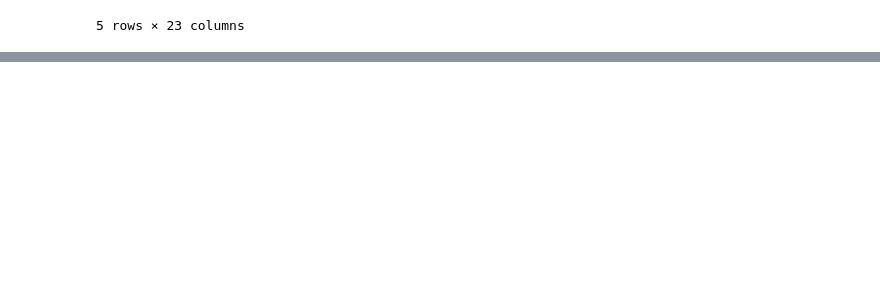
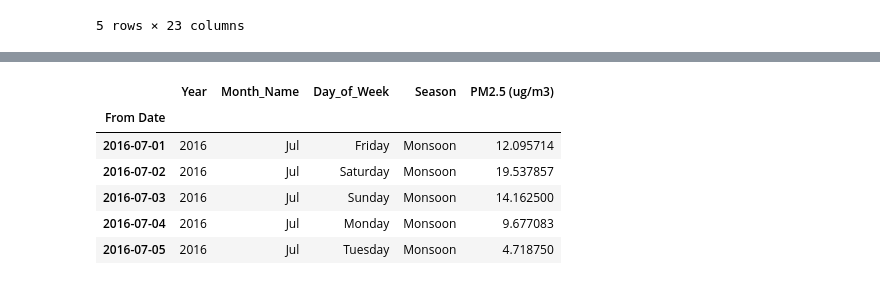
Before and after one commit to aswanth-mc/air_quality_data_analysis_2010-2023, a Jupyter notebook: 01_cleaning_eda.ipynb, the cells around one changed output, grey strips where cells are left out. Saved outputs shown, nothing was run; the diff lists cells and outputs as text; code cells hidden in the pictures; blank space fills up the shorter version.

Commit message:
feat : clean the data set and create a new cleaned data set

```diff
--- a/01_cleaning_eda.ipynb
+++ b/01_cleaning_eda.ipynb
@@ -12,0 +53,7 @@ df.head()
+# %%
+# Exclude VWS (m/s) since downward vertical wind speed is naturally negative
+cols_without_vws = [col for col in df.columns if col != 'VWS (m/s)']
+df[cols_without_vws] = df[cols_without_vws].where(df[cols_without_vws] >= 0)
+# %%
+# 4. Fill small hourly sensor gaps (up to 6 hours)
+df_clean = df.interpolate(method='time', limit=6)
@@ -12,0 +106,8 @@ df.head()
+# %%
+# 5. Average all sensors per day, EXCEPT rainfall which should be summed
+daily_df = df_clean.resample('D').mean()
+daily_df['RF (mm)'] = df_clean['RF (mm)'].resample('D').sum()
+
+print("Original hourly rows:", len(df_clean))
+print("New daily rows      :", len(daily_df))
+daily_df[['PM2.5 (ug/m3)', 'PM10 (ug/m3)', 'Temp (degree C)', 'RF (mm)']].head()
@@ -12,0 +124,27 @@ df.head()
+# %%
+daily_df['Year']=daily_df.index.year
+daily_df['Month']=daily_df.index.month
+daily_df['Month_Name']=daily_df.index.strftime('%b')
+daily_df['Day_of_Week']=daily_df.index.day_name()
+
+def get_season(month):
+    if month in [12, 1, 2]:
+        return 'Winter'
+    elif month in [3, 4, 5]:
+        return 'Summer'
+    elif month in [6, 7, 8, 9]:
+        return 'Monsoon'
+    else:
+        return 'Post-Monsoon'
+
+daily_df['Season'] = daily_df['Month'].apply(get_season)
+
+daily_df[['Year', 'Month_Name', 'Day_of_Week', 'Season', 'PM2.5 (ug/m3)']].head()
+# %% [output]
+|  | Year | Month_Name | Day_of_Week | Season | PM2.5 (ug/m3) |
+| From Date |  |  |  |  |  |
+| 2016-07-01 | 2016 | Jul | Friday | Monsoon | 12.095714 |
+| 2016-07-02 | 2016 | Jul | Saturday | Monsoon | 19.537857 |
+| 2016-07-03 | 2016 | Jul | Sunday | Monsoon | 14.162500 |
+| 2016-07-04 | 2016 | Jul | Monday | Monsoon | 9.677083 |
+| 2016-07-05 | 2016 | Jul | Tuesday | Monsoon | 4.718750 |
```
Also changed, not shown: parts of 6 cells of this notebook, 1 other file.
